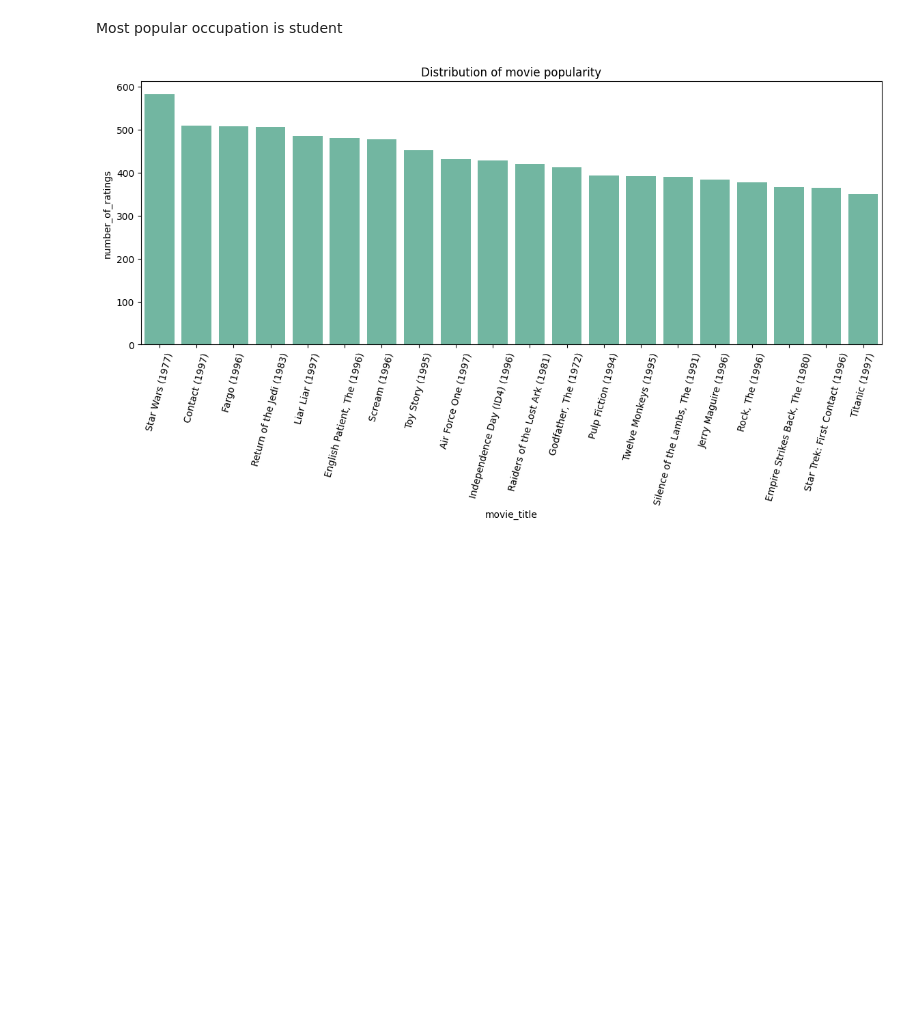
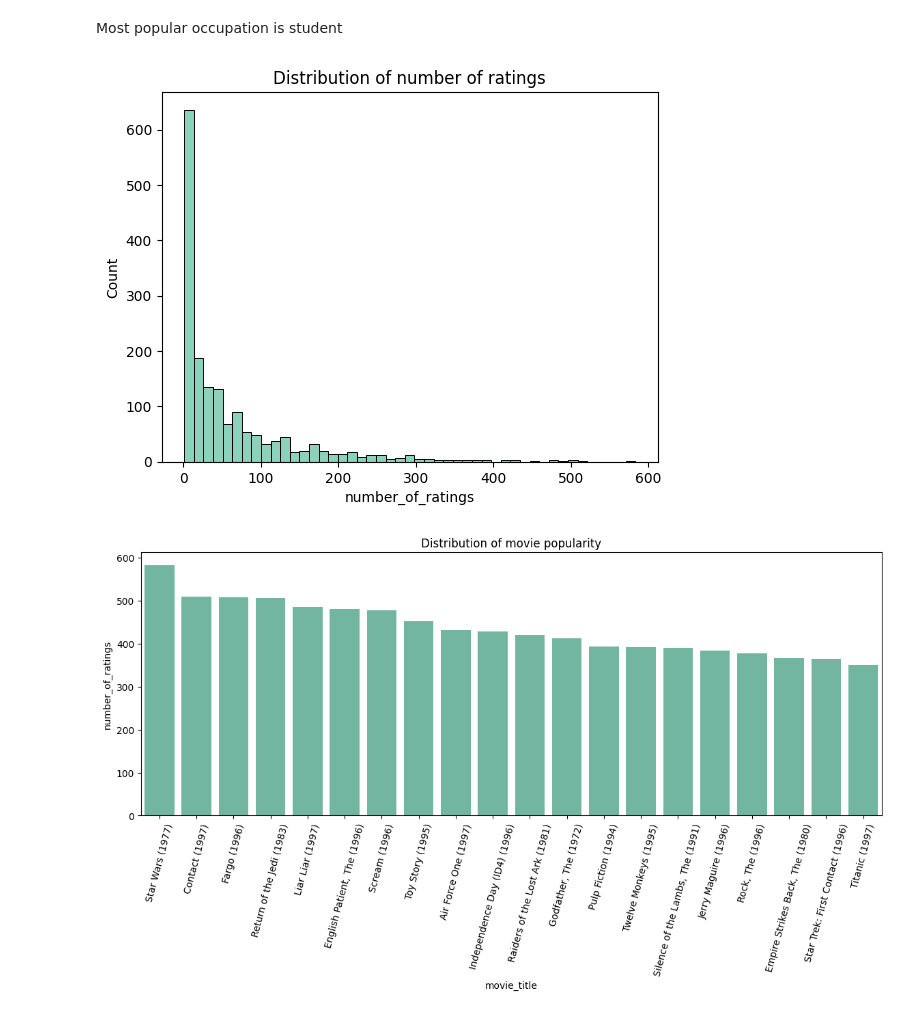
Before and after one commit to moflotas/movielens100k-recsys, a Jupyter notebook: notebooks/01-initial-data-exploration.ipynb, the cells around one changed output. Cells and saved outputs as stored; diff of their text form; code cells hidden in the pictures; blank space fills up the shorter version.

Commit message:
fix rerun 01-initial-data-exploration.ipynb

```diff
--- a/notebooks/01-initial-data-exploration.ipynb
+++ b/notebooks/01-initial-data-exploration.ipynb
@@ -186,6 +186,12 @@ popularity = (
     .join(other=items_df, how="left")[["movie_title", "user_id"]]
     .rename(columns={"user_id": "number_of_ratings"})
 )
+# %%
+sns.histplot(x="number_of_ratings", data=popularity.sort_values("number_of_ratings"))
+plt.title("Distribution of number of ratings")
+plt.show()
+# %% [output]
+[figure, added]
 # %%
 plt.figure(figsize=(14, 5))
 sns.barplot(x="movie_title", y="number_of_ratings", data=popularity.head(20))
```
